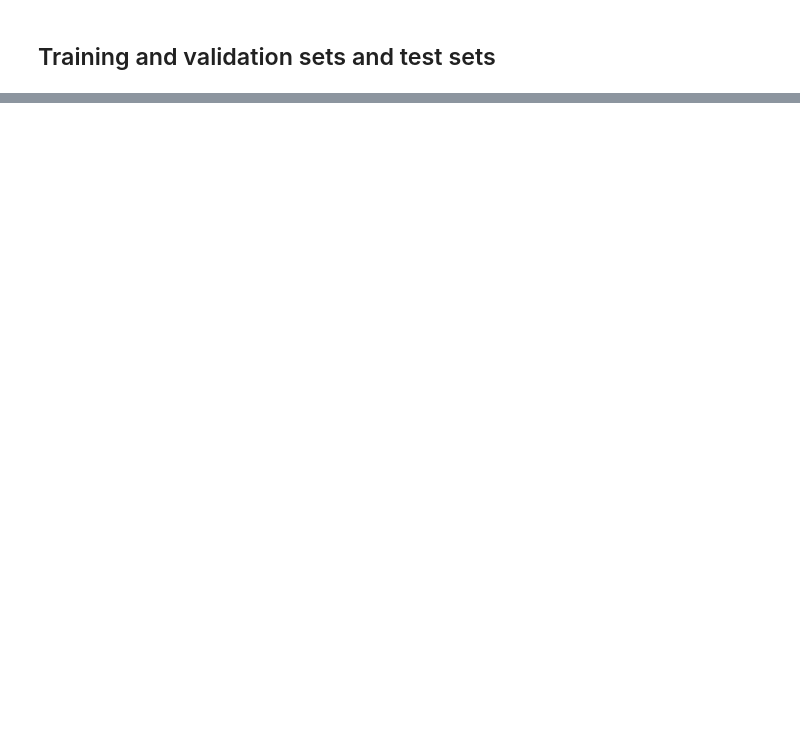
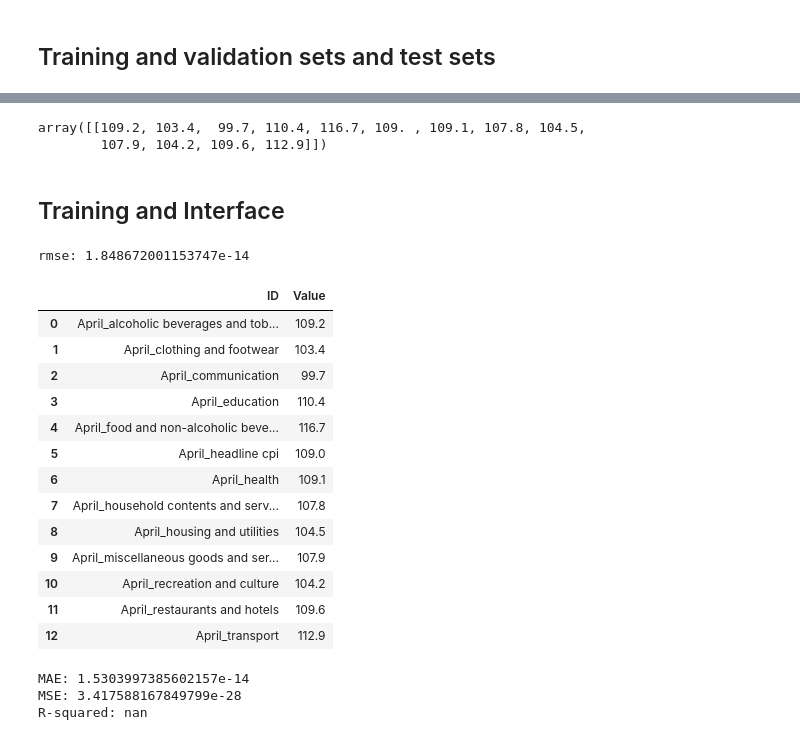
Before and after one commit to The-DigitalAcademy/cpi_prediction, a Jupyter notebook: CPI_Final_Project-1.ipynb, the cells around one changed output, grey strips where cells are left out. Cells and saved outputs as stored; diff of their text form; code cells hidden in the pictures; blank space fills up the shorter version.

```diff
--- a/CPI_Final_Project-1.ipynb
+++ b/CPI_Final_Project-1.ipynb
@@ -179,0 +340,8 @@ feats_to_lag
+# %%
+# training
+for target_col in target_colomns:
+    print(f"training {target_col}")
+    lr_model = LinearRegression()
+    X_train_scaled = scaler.fit_transform(X_train)
+    lr_model.fit(X_train_scaled, y_train[target_col])
+    lr_models[target_col] =  lr_model
@@ -179,0 +362,8 @@ feats_to_lag
+# %%
+# Validate
+for target_col in target_colomns:
+    print(f"validating {target_col}")
+    lr_model = lr_models[target_col]
+    X_val_scaled = scaler.transform(X_valid)
+    y_pred_col = lr_model.predict(X_val_scaled)
+    y_pred.append(y_pred_col)
@@ -179,0 +403,8 @@ feats_to_lag
+# %%
+y_pred = np.array(y_pred).T
+y_pred
+# %% [output]
+array([[109.2, 103.4,  99.7, 110.4, 116.7, 109. , 109.1, 107.8, 104.5,
+        107.9, 104.2, 109.6, 112.9]])
+# %% [markdown]
+## Training and Interface
@@ -179,0 +414,56 @@ feats_to_lag
+# %%
+rmse = np.sqrt(mean_squared_error(df['y_pred'], df['y_val']))
+print(f"rmse: {rmse}")
+# %% [output]
+rmse: 1.848672001153747e-14
+# %%
+def prepSub(y_pred: np.array, target_cols:list, test:pd.DataFrame, prefix: str ) -> pd.DataFrame:
+    submission_df = pd.DataFrame(y_pred, columns= target_cols)
+    submission_df['Month'] = test['Month']
+
+    submission_df.set_index('Month', inplace = True)
+    submission_df.columns = [prefix + '_' + col.lower().replace('_', ' ' ).strip() for col in submission_df]
+    submission_df = submission_df.rename(columns= {f'{prefix}_headline CPI': f'{prefix}_headline CPI'})
+
+    submission_df = pd.melt(submission_df.reset_index(), id_vars = ['Month'], var_name= 'ID', value_name = 'Value')
+
+    return submission_df[['ID', 'Value']]
+# %%
+submission = prepSub(y_pred, target_colomns, test, 'April')
+submission.to_csv('JK.csv', index = False)
+
+submission
+# %% [output]
+|  | ID | Value |
+| 0 | April_alcoholic beverages and tob... | 109.2 |
+| 1 | April_clothing and footwear | 103.4 |
+| 2 | April_communication | 99.7 |
+| 3 | April_education | 110.4 |
+| 4 | April_food and non-alcoholic beve... | 116.7 |
+| 5 | April_headline cpi | 109.0 |
+| 6 | April_health | 109.1 |
+| 7 | April_household contents and serv... | 107.8 |
+| 8 | April_housing and utilities | 104.5 |
+| 9 | April_miscellaneous goods and ser... | 107.9 |
+| 10 | April_recreation and culture | 104.2 |
+| 11 | April_restaurants and hotels | 109.6 |
+| 12 | April_transport | 112.9 |
+# %%
+from sklearn.metrics import mean_absolute_error, mean_squared_error, r2_score
+
+# Calculate MAE
+mae = mean_absolute_error(y_valid, y_pred)
+
+# Calculate MSE
+mse = mean_squared_error(y_valid, y_pred)
+
+# Calculate R-squared
+r_squared = r2_score(y_valid, y_pred)
+
+print(f'MAE: {mae}')
+print(f'MSE: {mse}')
+print(f'R-squared: {r_squared}')
+# %% [output]
+MAE: 1.5303997385602157e-14
+MSE: 3.417588167849799e-28
+R-squared: nan
```
Also changed, not shown: parts of 29 cells of this notebook.
